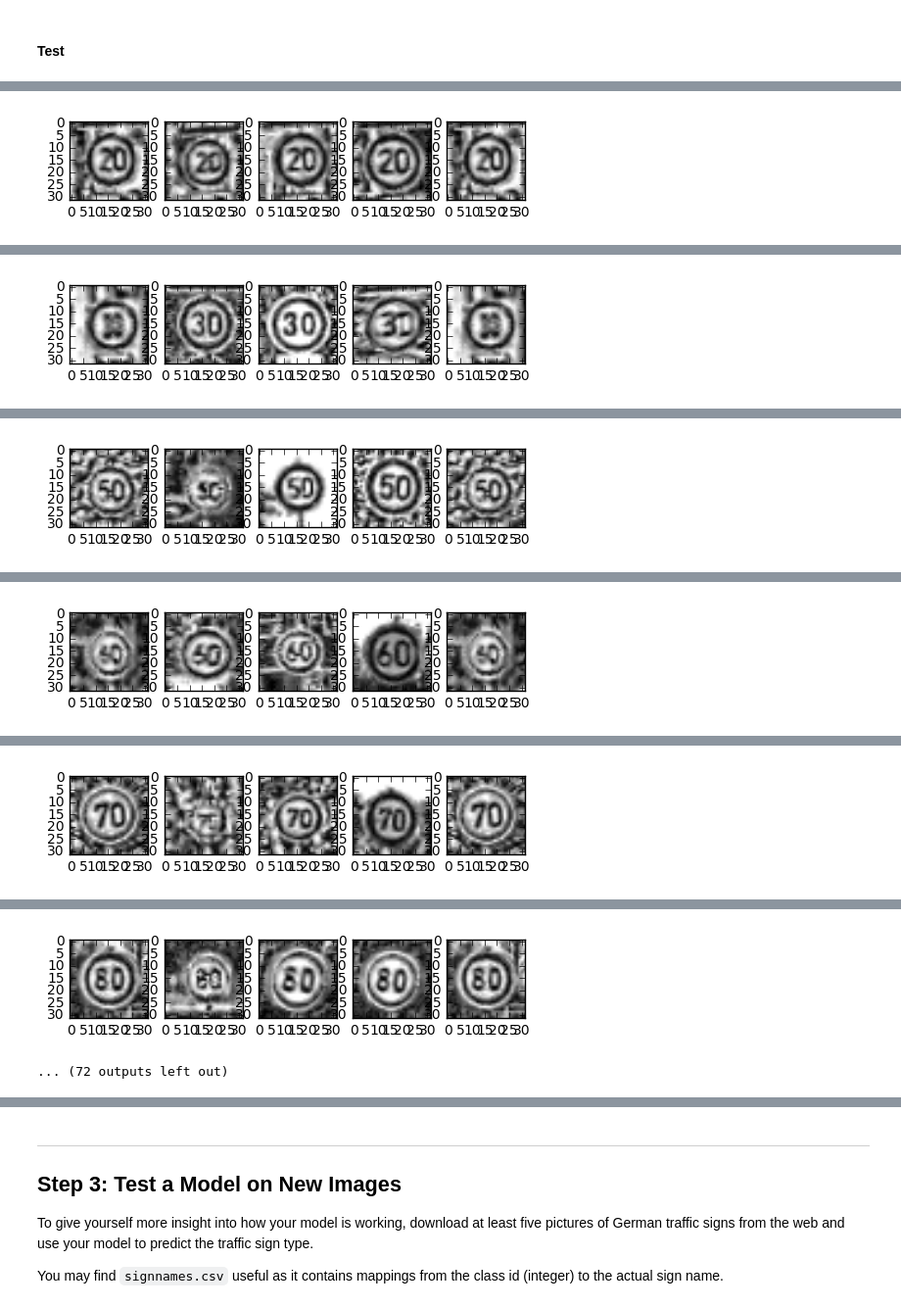
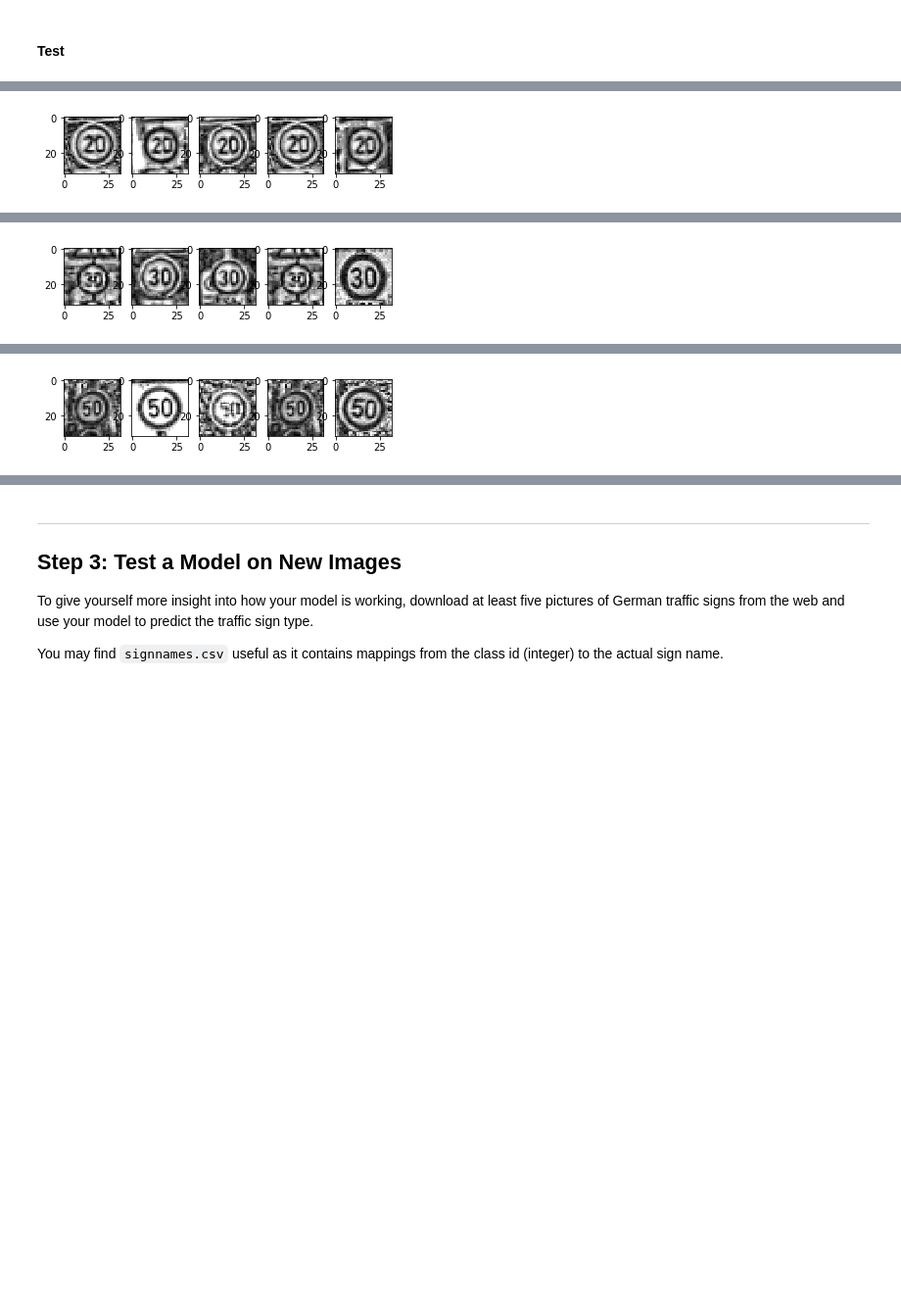
Before and after one commit to BernhardSchlegel/CarND-Traffic-Sign-Classifier-Project, a Jupyter notebook: Traffic_Sign_Classifier.ipynb, the cells around one changed output, grey strips where cells are left out. Shown at 98% size. Cells and saved outputs as stored; diff of their text form; code cells hidden in the pictures; blank space fills up the shorter version.

```diff
--- a/Traffic_Sign_Classifier.ipynb
+++ b/Traffic_Sign_Classifier.ipynb
@@ -869,4 +899,4 @@ save_data()
 # %%
 idx = None # ensure same images to show after each step
-plot_images_for_class(X_test_prep, y_test, max_classes = 43)
+plot_images_for_class(X_test_prep, y_test, max_classes = 3)
 # %% [output]
@@ -875 +905 @@ plot_images_for_class(X_test_prep, y_test, max_classes = 43)
-[figure, old version]
+[figure, new version]
@@ -878 +908 @@ plot_images_for_class(X_test_prep, y_test, max_classes = 43)
-[figure, old version]
+[figure, new version]
@@ -881 +911 @@ plot_images_for_class(X_test_prep, y_test, max_classes = 43)
-[figure, old version]
+[figure, new version]
@@ -884 +911,0 @@ plot_images_for_class(X_test_prep, y_test, max_classes = 43)
-[figure, removed]
@@ -887 +911,0 @@ plot_images_for_class(X_test_prep, y_test, max_classes = 43)
-[figure, removed]
@@ -890,5 +912,3 @@ plot_images_for_class(X_test_prep, y_test, max_classes = 43)
-[figure, removed]
-... (72 outputs left out)
 # %%
 with tf.Session() as sess:
     saver.restore(sess, tf.train.latest_checkpoint('.'))
```
Also changed, not shown: parts of 19 cells of this notebook, 3 other files.
